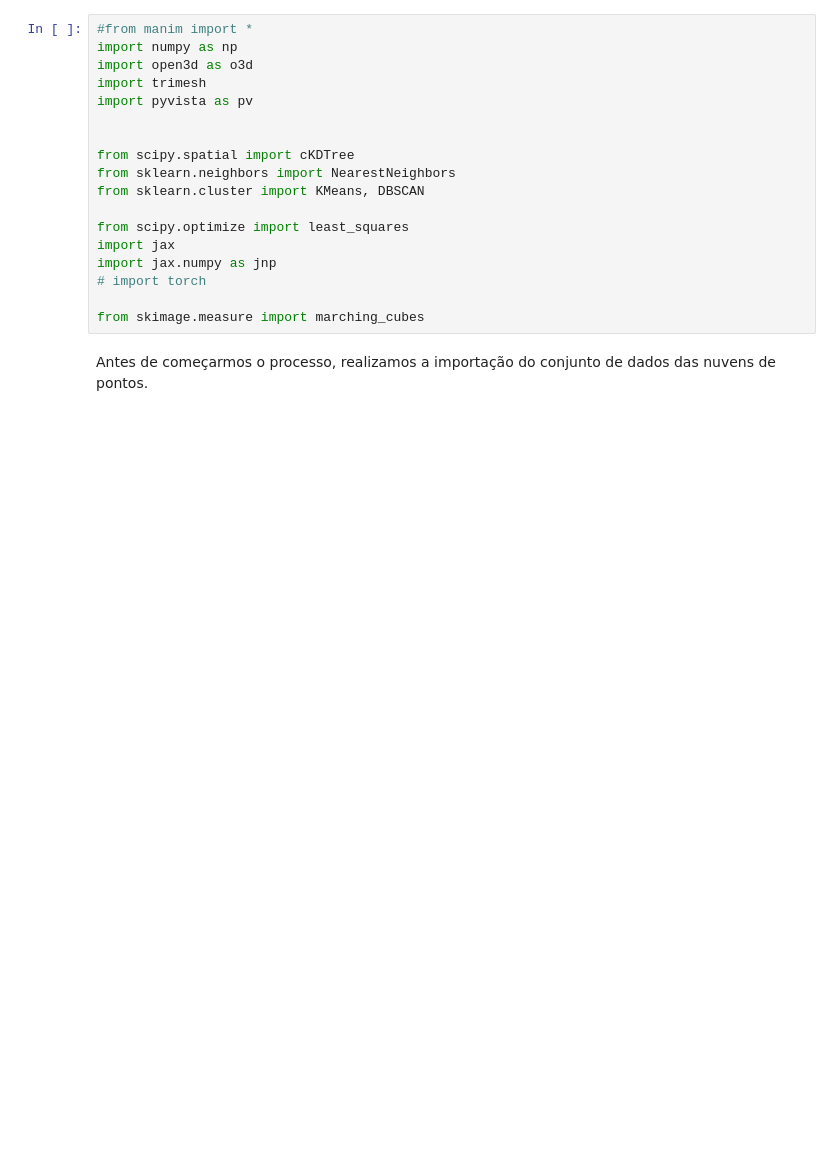
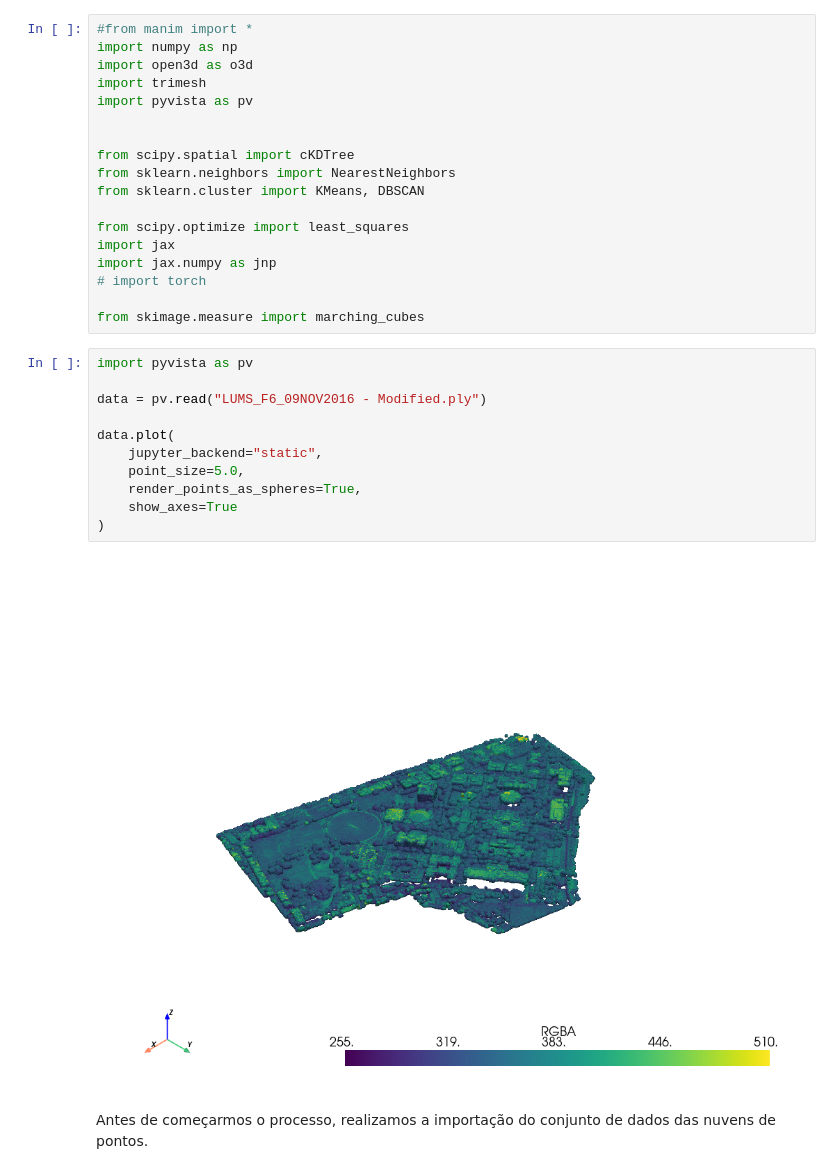
Before and after one commit to ViniArcan/ONL-Point-Cloud, a Jupyter notebook: trab-onl.ipynb, the cells around one changed output. Saved outputs shown, nothing was run; the diff lists cells and outputs as text; blank space fills up the shorter version.

```diff
--- a/trab-onl.ipynb
+++ b/trab-onl.ipynb
@@ -38,6 +38,19 @@ import jax.numpy as jnp
 # import torch
 
 from skimage.measure import marching_cubes
+# %%
+import pyvista as pv
+
+data = pv.read("LUMS_F6_09NOV2016 - Modified.ply")
+
+data.plot(
+    jupyter_backend="static",
+    point_size=5.0,
+    render_points_as_spheres=True,
+    show_axes=True
+)
+# %% [output]
+[figure, added]
 # %% [markdown]
 Antes de começarmos o processo, realizamos a importação do conjunto de dados das nuvens de pontos.
 # %% [markdown]
```
